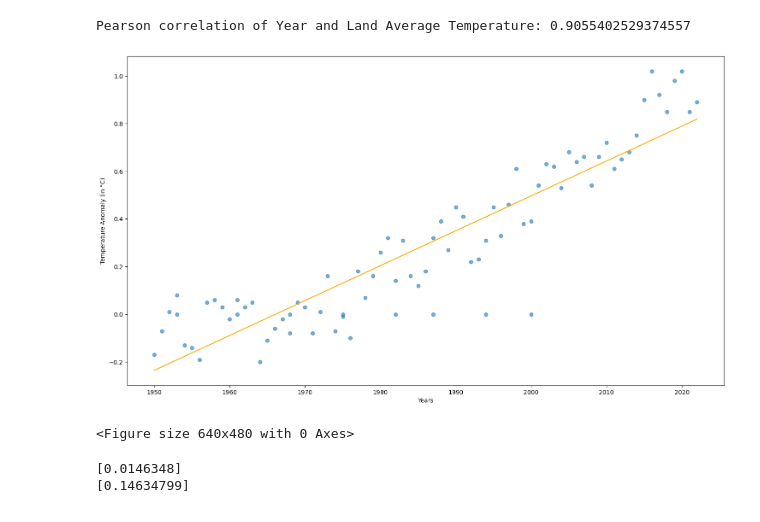
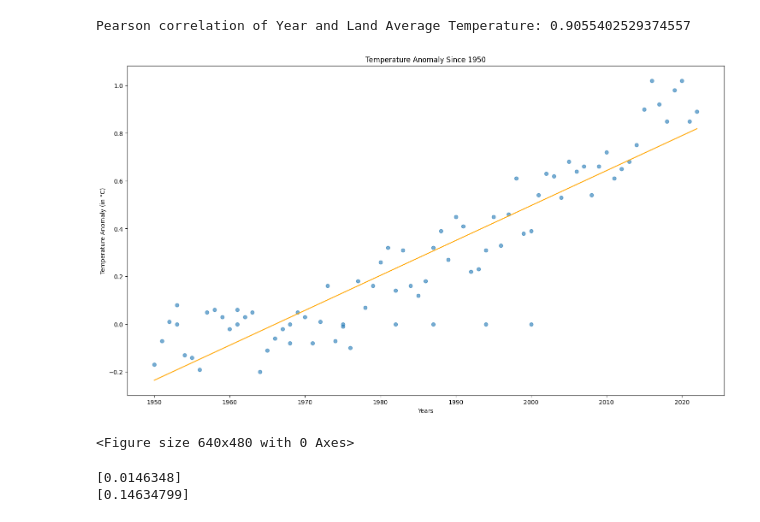
Before and after one commit to rachel-king4/PfDA_Assignment_2, a Jupyter notebook: pfda_assignment_2.ipynb, the cells around one changed output. Cells and saved outputs as stored; diff of their text form; code cells hidden in the pictures.

```diff
--- a/pfda_assignment_2.ipynb
+++ b/pfda_assignment_2.ipynb
@@ -623,13 +698,14 @@ y_pred = lr.predict(X)
 # %%
 plt.figure(figsize=(18,10))
 plt.scatter(X, y, alpha=0.6)
 plt.plot(X, y_pred, color="orange")
 plt.xlabel('Years')
 plt.ylabel('Temperature Anomaly (in °C)')
+plt.title("Temperature Anomaly Since 1950")
 plt.show()
 plt.clf()
 # %% [output]
-[figure, old version]
+[figure, new version]
 <Figure size 640x480 with 0 Axes>
 # %%
 print(lr.coef_) # yearly increase in temp anomaly
```
Also changed, not shown: parts of 28 cells of this notebook, 2 other files.
